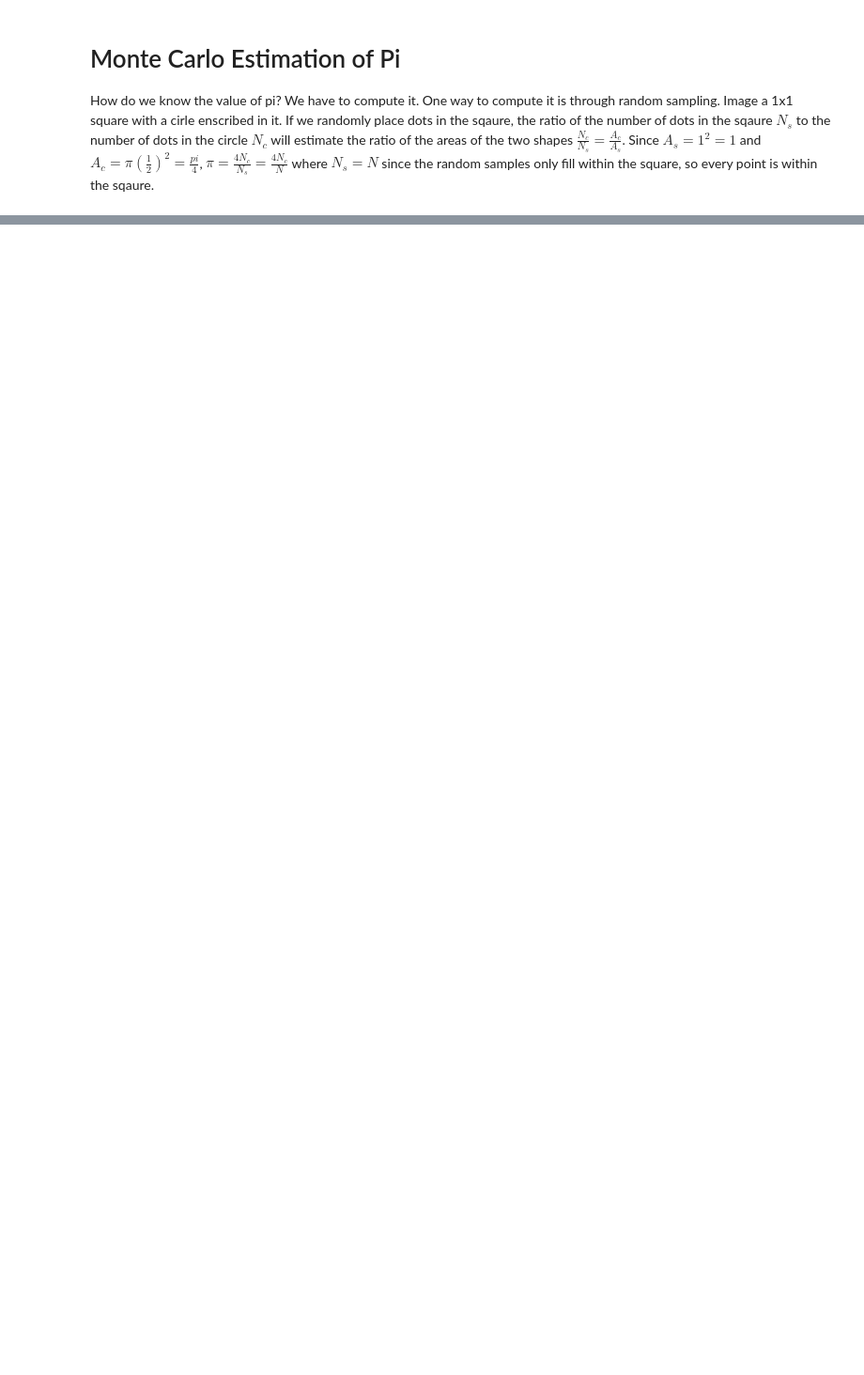
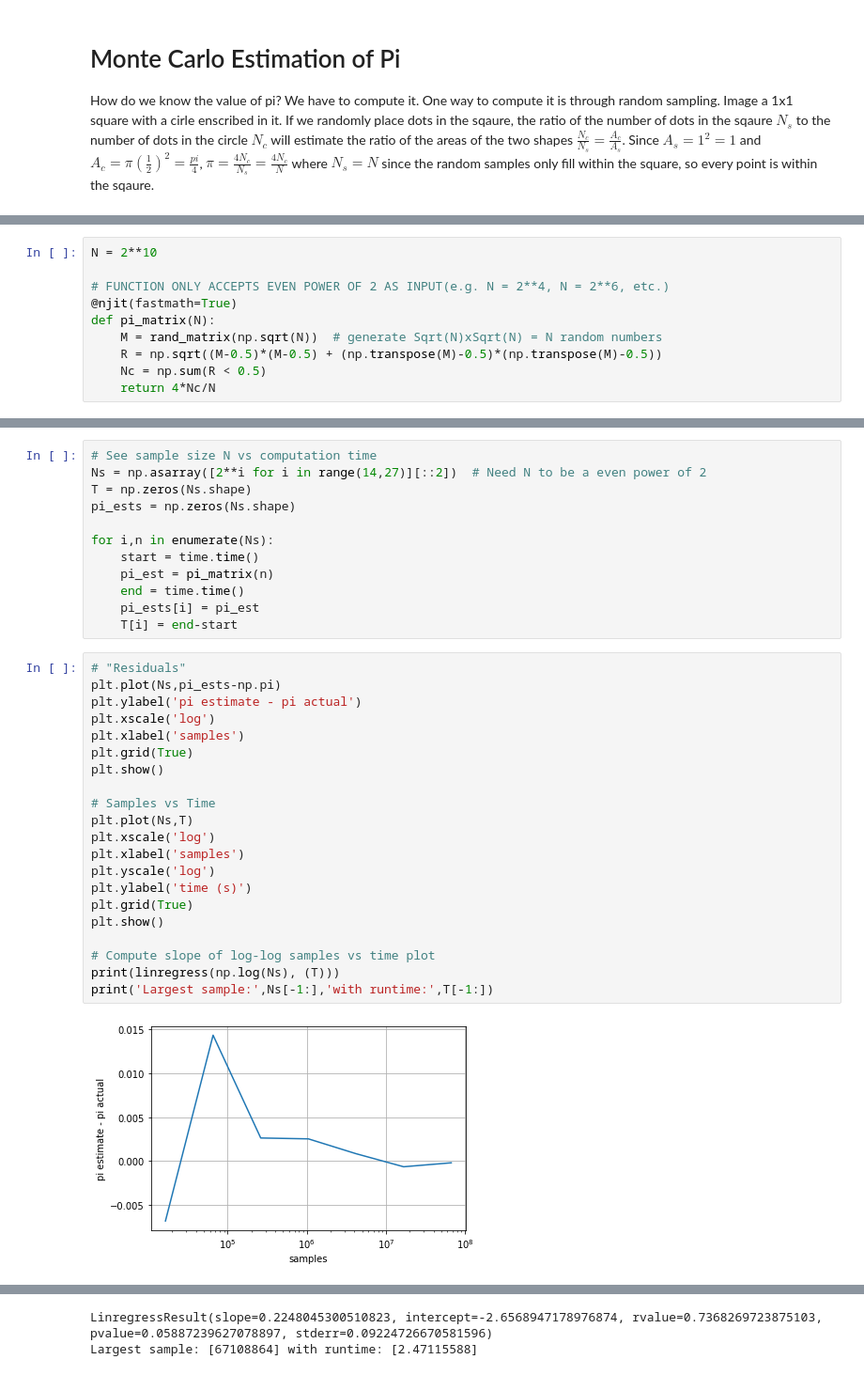
Before and after one commit to ajrazander/random-science, a Jupyter notebook: Pi.ipynb, the cells around one changed output, grey strips where cells are left out. Shown at 94% size. Drawn from its saved outputs; the diff is of its cells as text; blank space fills up the shorter version.

```diff
--- a/Pi.ipynb
+++ b/Pi.ipynb
@@ -80,0 +123,10 @@ Can we see performance difference between a classical random number generator an
+# %%
+N = 2**10
+
+# FUNCTION ONLY ACCEPTS EVEN POWER OF 2 AS INPUT(e.g. N = 2**4, N = 2**6, etc.)
+@njit(fastmath=True)
+def pi_matrix(N):
+    M = rand_matrix(np.sqrt(N))  # generate Sqrt(N)xSqrt(N) = N random numbers
+    R = np.sqrt((M-0.5)*(M-0.5) + (np.transpose(M)-0.5)*(np.transpose(M)-0.5))
+    Nc = np.sum(R < 0.5)
+    return 4*Nc/N
@@ -80,0 +147,35 @@ Can we see performance difference between a classical random number generator an
+# %%
+# See sample size N vs computation time
+Ns = np.asarray([2**i for i in range(14,27)][::2])  # Need N to be a even power of 2
+T = np.zeros(Ns.shape)
+pi_ests = np.zeros(Ns.shape)
+
+for i,n in enumerate(Ns):
+    start = time.time()
+    pi_est = pi_matrix(n)
+    end = time.time()
+    pi_ests[i] = pi_est
+    T[i] = end-start
+# %%
+# "Residuals"
+plt.plot(Ns,pi_ests-np.pi)
+plt.ylabel('pi estimate - pi actual')
+plt.xscale('log')
+plt.xlabel('samples')
+plt.grid(True)
+plt.show()
+
+# Samples vs Time
+plt.plot(Ns,T)
+plt.xscale('log')
+plt.xlabel('samples')
+plt.yscale('log')
+plt.ylabel('time (s)')
+plt.grid(True)
+plt.show()
+
+# Compute slope of log-log samples vs time plot
+print(linregress(np.log(Ns), (T)))
+print('Largest sample:',Ns[-1:],'with runtime:',T[-1:])
+# %% [output]
+[figure, added]
@@ -80,0 +183,2 @@ Can we see performance difference between a classical random number generator an
+LinregressResult(slope=0.2248045300510823, intercept=-2.6568947178976874, rvalue=0.7368269723875103, pvalue=0.05887239627078897, stderr=0.09224726670581596)
+Largest sample: [67108864] with runtime: [2.47115588]
```
Also changed, not shown: parts of 20 cells of this notebook.
